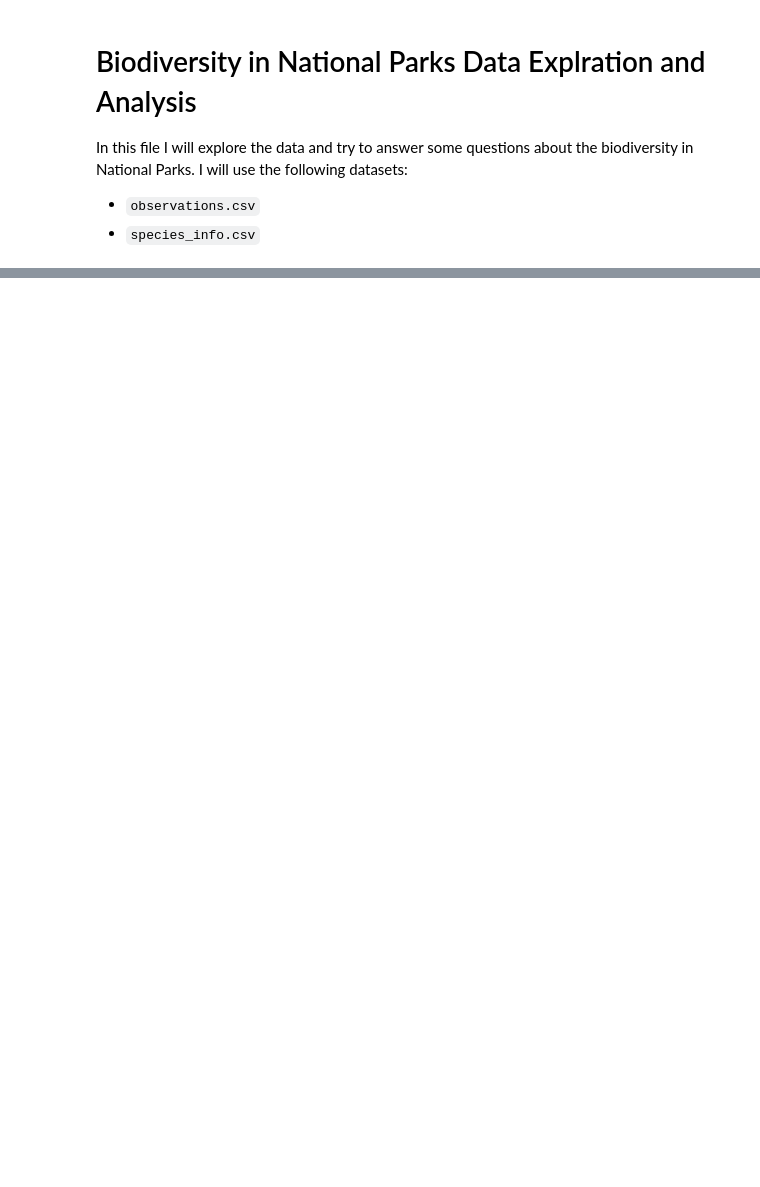
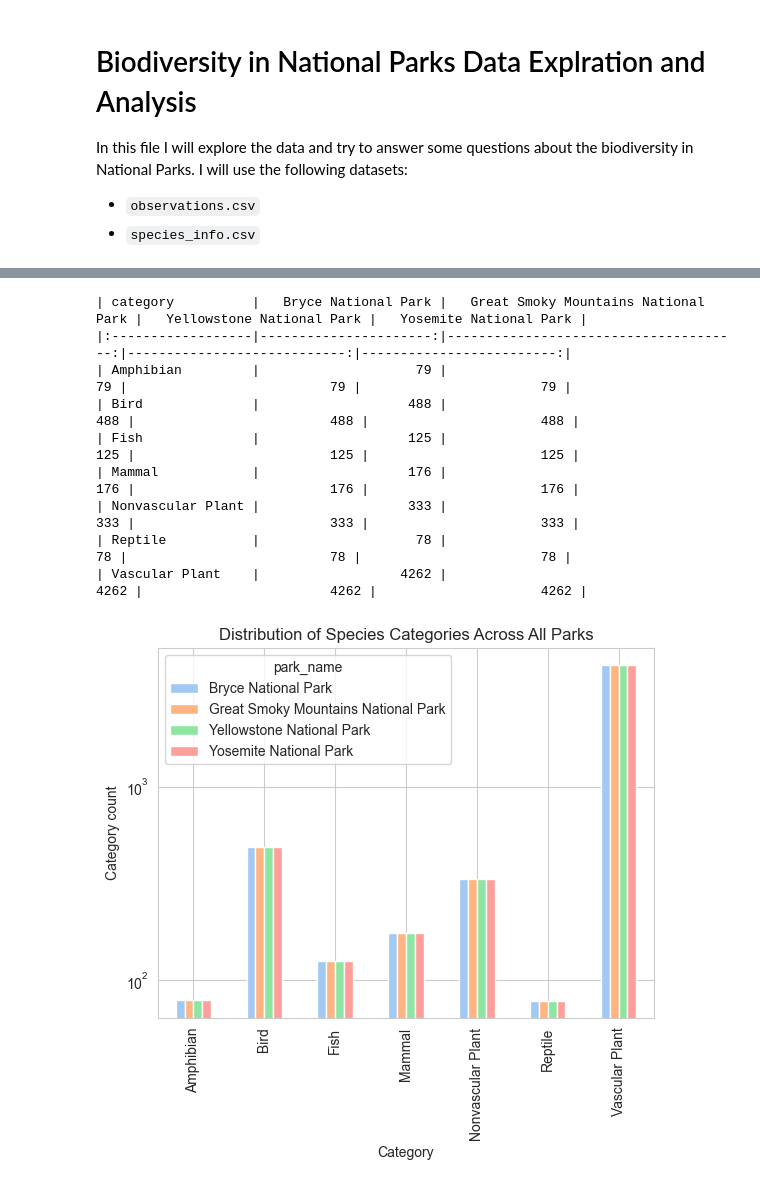
Before and after one commit to zxtheo/Codecademy-biodiversity-project, a Jupyter notebook: biodiversity.ipynb, the cells around one changed output, grey strips where cells are left out. Drawn from its saved outputs; the diff is of its cells as text; code cells hidden in the pictures; blank space fills up the shorter version.

```diff
--- a/biodiversity.ipynb
+++ b/biodiversity.ipynb
@@ -551,0 +178,2 @@ sns.heatmap(ct_park_species_minus_vascular, cmap='Spectral', annot=True, fmt='.2
+# %%
+all_data = pd.merge(observations_df, species_df, on='scientific_name')
@@ -551,0 +188,23 @@ sns.heatmap(ct_park_species_minus_vascular, cmap='Spectral', annot=True, fmt='.2
+# %%
+#1. What is the distribution of species categories across all parks?
+
+ct_category_park_count = all_data.groupby(['category', 'park_name']).category.count().unstack()
+print(ct_category_park_count.to_markdown())
+ct_category_park_count.plot(kind='bar', stacked=False)
+plt.title('Distribution of Species Categories Across All Parks')
+plt.xlabel('Category')
+plt.ylabel('Category count')
+plt.yscale('log')
+
+plt.show()
+# %% [output]
+| category          |   Bryce National Park |   Great Smoky Mountains National Park |   Yellowstone National Park |   Yosemite National Park |
+|:------------------|----------------------:|--------------------------------------:|----------------------------:|-------------------------:|
+| Amphibian         |                    79 |                                    79 |                          79 |                       79 |
+| Bird              |                   488 |                                   488 |                         488 |                      488 |
+| Fish              |                   125 |                                   125 |                         125 |                      125 |
+| Mammal            |                   176 |                                   176 |                         176 |                      176 |
+| Nonvascular Plant |                   333 |                                   333 |                         333 |                      333 |
+| Reptile           |                    78 |                                    78 |                          78 |                       78 |
+| Vascular Plant    |                  4262 |                                  4262 |                        4262 |                     4262 |
+[figure, added]
```
Also changed, not shown: parts of 56 cells of this notebook, 9 other files.
